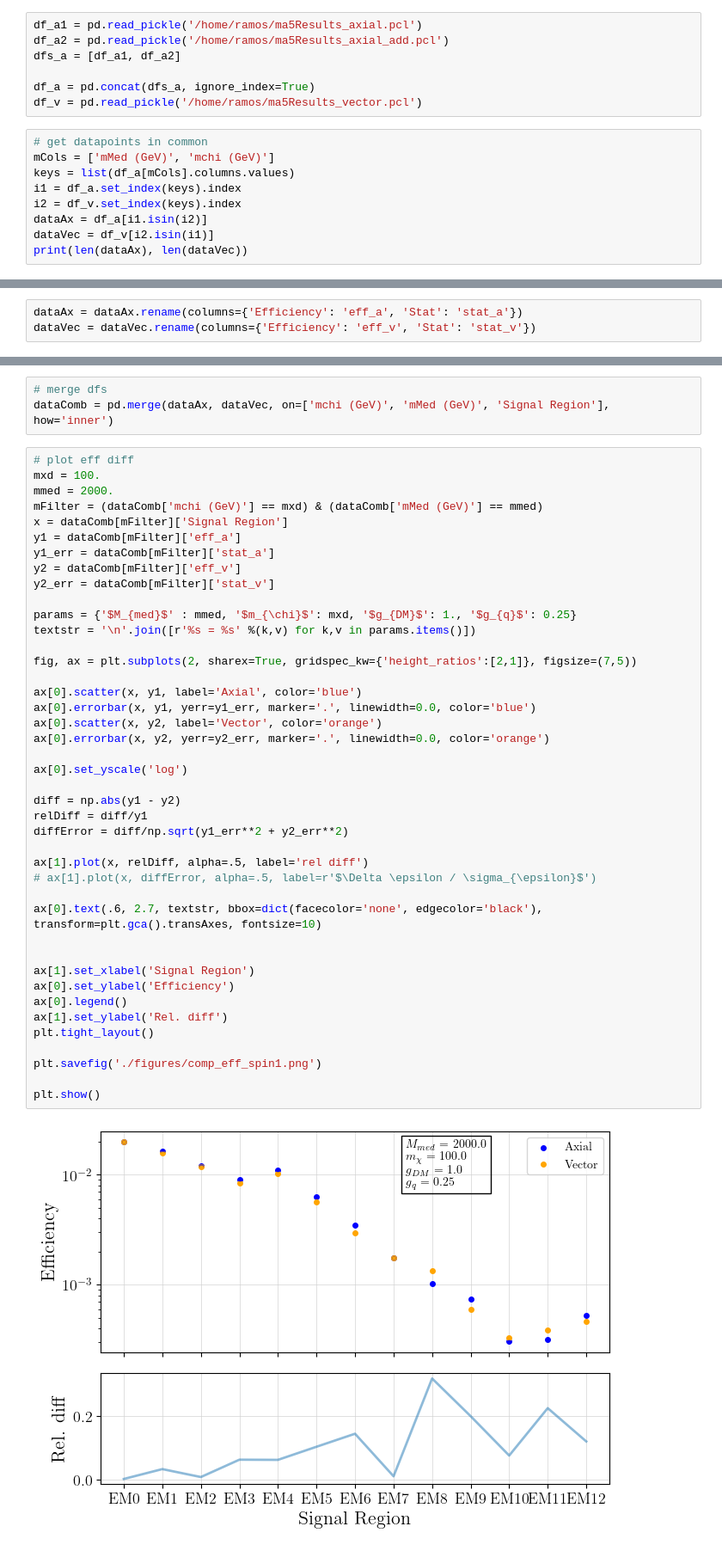
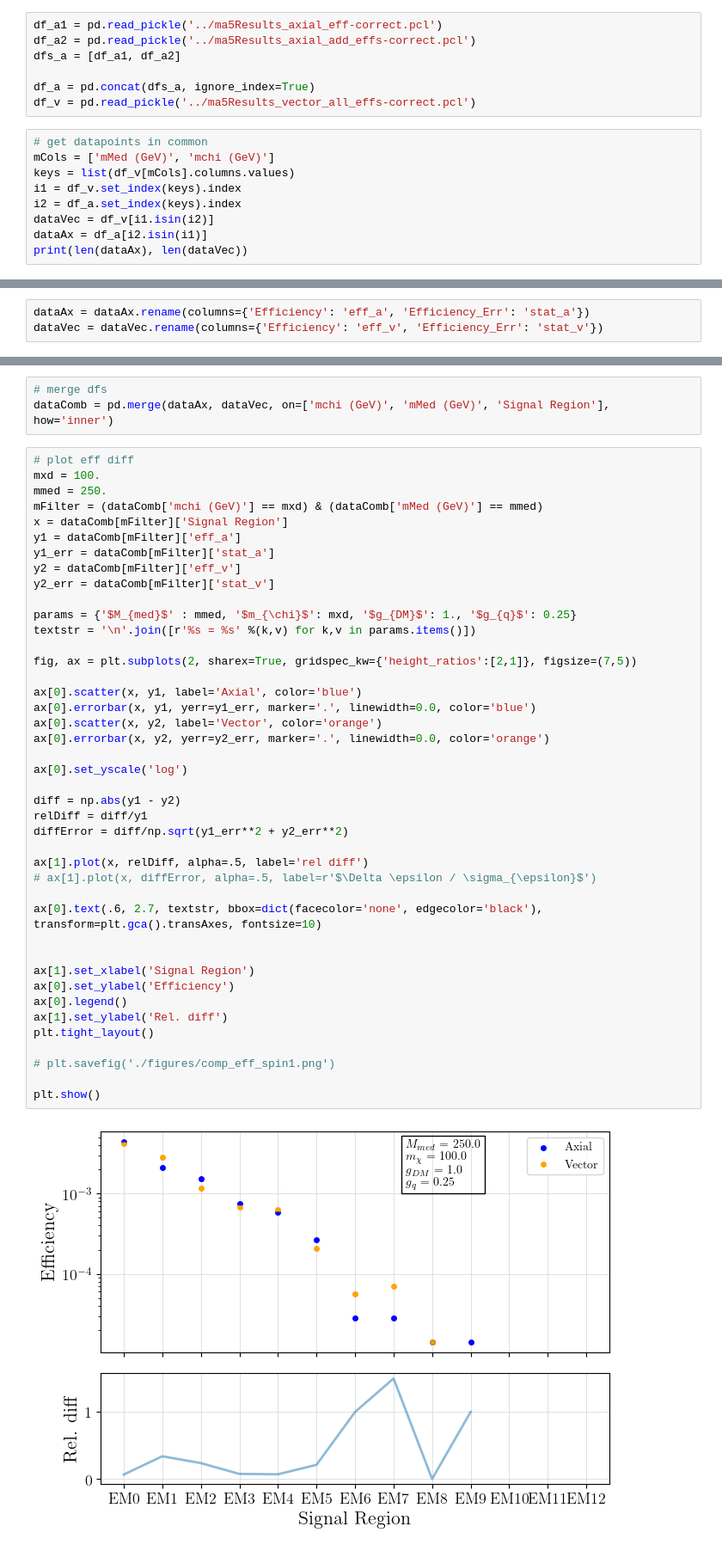
Before and after one commit to andlessa/MonoXSMS, a Jupyter notebook: ATLAS-EXOT-2018-06/notebooks/CutFlow_Spin1_comp.ipynb, the cells around one changed output, grey strips where cells are left out. Shown at 86% size. Saved outputs shown, nothing was run; the diff lists cells and outputs as text.

```diff
--- a/ATLAS-EXOT-2018-06/notebooks/CutFlow_Spin1_comp.ipynb
+++ b/ATLAS-EXOT-2018-06/notebooks/CutFlow_Spin1_comp.ipynb
@@ -61,18 +81,18 @@ pd.read_pickle('/home/ramos/ma5Results_axial_add.pcl')
 # %%
-df_a1 = pd.read_pickle('/home/ramos/ma5Results_axial.pcl')
-df_a2 = pd.read_pickle('/home/ramos/ma5Results_axial_add.pcl')
+df_a1 = pd.read_pickle('../ma5Results_axial_eff-correct.pcl')
+df_a2 = pd.read_pickle('../ma5Results_axial_add_effs-correct.pcl')
 dfs_a = [df_a1, df_a2]
 
 df_a = pd.concat(dfs_a, ignore_index=True)
-df_v = pd.read_pickle('/home/ramos/ma5Results_vector.pcl')
+df_v = pd.read_pickle('../ma5Results_vector_all_effs-correct.pcl')
 # %%
 # get datapoints in common
 mCols = ['mMed (GeV)', 'mchi (GeV)']
-keys = list(df_a[mCols].columns.values)
-i1 = df_a.set_index(keys).index
-i2 = df_v.set_index(keys).index
-dataAx = df_a[i1.isin(i2)]
-dataVec = df_v[i2.isin(i1)]
+keys = list(df_v[mCols].columns.values)
+i1 = df_v.set_index(keys).index
+i2 = df_a.set_index(keys).index
+dataVec = df_v[i1.isin(i2)]
+dataAx = df_a[i2.isin(i1)]
 print(len(dataAx), len(dataVec))
 # %% [output]
 3406 3406
@@ -97,7 +117,7 @@ dataVec.T
 9 rows × 1703 columns
 # %%
-dataAx = dataAx.rename(columns={'Efficiency': 'eff_a', 'Stat': 'stat_a'})
-dataVec = dataVec.rename(columns={'Efficiency': 'eff_v', 'Stat': 'stat_v'})
+dataAx = dataAx.rename(columns={'Efficiency': 'eff_a', 'Efficiency_Err': 'stat_a'})
+dataVec = dataVec.rename(columns={'Efficiency': 'eff_v', 'Efficiency_Err': 'stat_v'})
 # %%
 dataVec
 # %% [output]
@@ -231,7 +288,7 @@ dataComb = pd.merge(dataAx, dataVec, on=['mchi (GeV)', 'mMed (GeV)', 'Signal Reg
 # %%
 # plot eff diff
 mxd = 100.
-mmed = 2000.
+mmed = 250.
 mFilter = (dataComb['mchi (GeV)'] == mxd) & (dataComb['mMed (GeV)'] == mmed)
 x = dataComb[mFilter]['Signal Region']
 y1 = dataComb[mFilter]['eff_a']
@@ -243,35 +300,35 @@ params = {'$M_{med}$' : mmed, '$m_{\chi}$': mxd, '$g_{DM}$': 1., '$g_{q}$': 0.25
 textstr = '\n'.join([r'%s = %s' %(k,v) for k,v in params.items()])
 
 fig, ax = plt.subplots(2, sharex=True, gridspec_kw={'height_ratios':[2,1]}, figsize=(7,5))
 
 ax[0].scatter(x, y1, label='Axial', color='blue')
 ax[0].errorbar(x, y1, yerr=y1_err, marker='.', linewidth=0.0, color='blue')
 ax[0].scatter(x, y2, label='Vector', color='orange')
 ax[0].errorbar(x, y2, yerr=y2_err, marker='.', linewidth=0.0, color='orange')
 
 ax[0].set_yscale('log')
 
 diff = np.abs(y1 - y2)
 relDiff = diff/y1
 diffError = diff/np.sqrt(y1_err**2 + y2_err**2)
 
 ax[1].plot(x, relDiff, alpha=.5, label='rel diff')
 # ax[1].plot(x, diffError, alpha=.5, label=r'$\Delta \epsilon / \sigma_{\epsilon}$')
 
 ax[0].text(.6, 2.7, textstr, bbox=dict(facecolor='none', edgecolor='black'), transform=plt.gca().transAxes, fontsize=10)
 
 
 ax[1].set_xlabel('Signal Region')
 ax[0].set_ylabel('Efficiency')
 ax[0].legend()
 ax[1].set_ylabel('Rel. diff')
 plt.tight_layout()
 
-plt.savefig('./figures/comp_eff_spin1.png')
+# plt.savefig('./figures/comp_eff_spin1.png')
 
 plt.show()
 # %% [output]
-[figure, old version]
+[figure, new version]
 # %%
 y1
 # %% [output]
```
Also changed, not shown: parts of 44 cells of this notebook, 1 other file.
